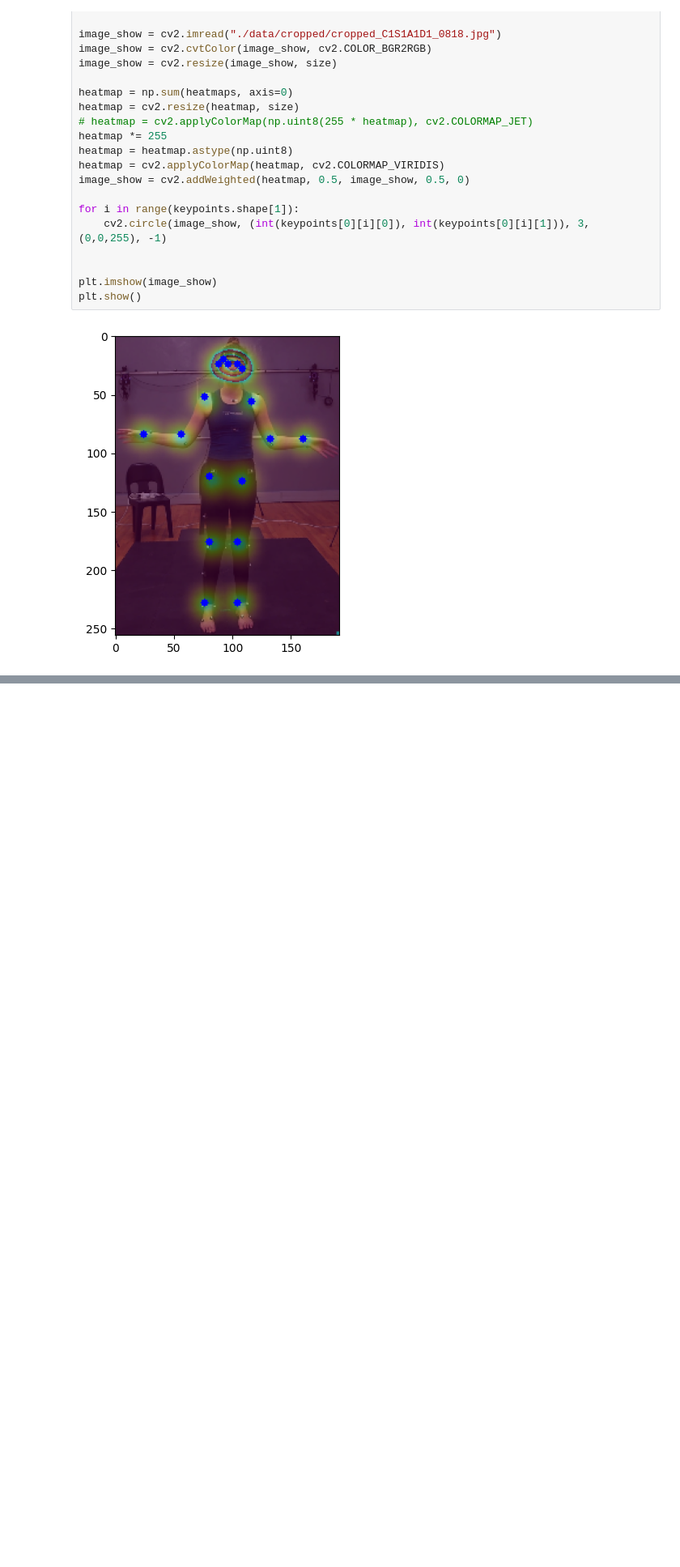
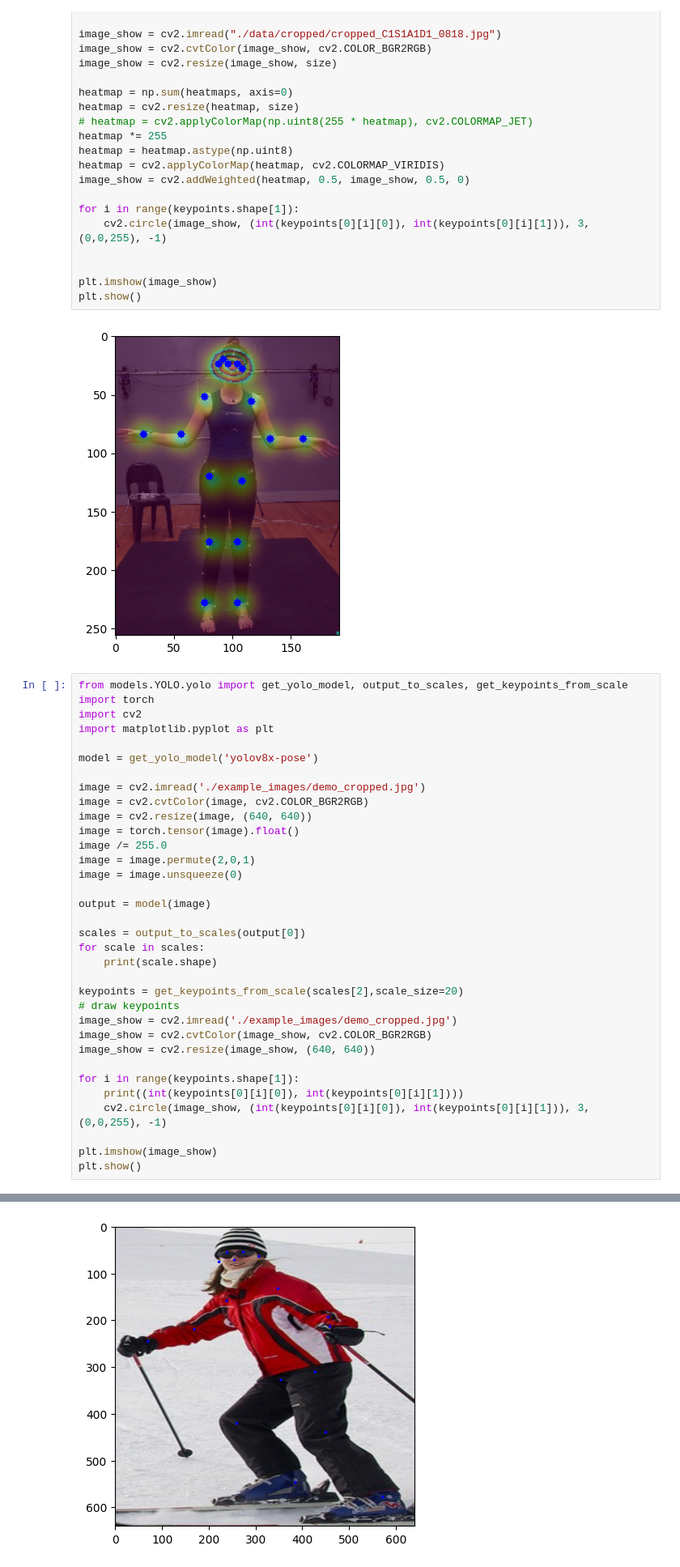
Before and after one commit to Rynhardf/research-project-2024, a Jupyter notebook: main.ipynb, the cells around one changed output, grey strips where cells are left out. Shown at 81% size. Saved outputs shown, nothing was run; the diff lists cells and outputs as text; blank space fills up the shorter version.

Commit message:
YOLO predictions working

```diff
--- a/main.ipynb
+++ b/main.ipynb
@@ -126,3 +126,38 @@ plt.imshow(image_show)
 plt.show()
 # %% [output]
 [figure]
+# %%
+from models.YOLO.yolo import get_yolo_model, output_to_scales, get_keypoints_from_scale
+import torch
+import cv2
+import matplotlib.pyplot as plt
+
+model = get_yolo_model('yolov8x-pose')
+
+image = cv2.imread('./example_images/demo_cropped.jpg')
+image = cv2.cvtColor(image, cv2.COLOR_BGR2RGB)
+image = cv2.resize(image, (640, 640))
+image = torch.tensor(image).float()
+image /= 255.0
+image = image.permute(2,0,1)
+image = image.unsqueeze(0)
+
+output = model(image)
+
+scales = output_to_scales(output[0])
+for scale in scales:
+    print(scale.shape)
+
+keypoints = get_keypoints_from_scale(scales[2],scale_size=20)
+# draw keypoints
+image_show = cv2.imread('./example_images/demo_cropped.jpg')
+image_show = cv2.cvtColor(image_show, cv2.COLOR_BGR2RGB)
+image_show = cv2.resize(image_show, (640, 640))
+
+for i in range(keypoints.shape[1]):
+    print((int(keypoints[0][i][0]), int(keypoints[0][i][1])))
+    cv2.circle(image_show, (int(keypoints[0][i][0]), int(keypoints[0][i][1])), 3, (0,0,255), -1)
+
+plt.imshow(image_show)
+plt.show()
+# %% [output]
@@ -128,0 +184 @@ plt.show()
+[figure, added]
```
Also changed, not shown: parts of 1 cell of this notebook, 1 other file.
